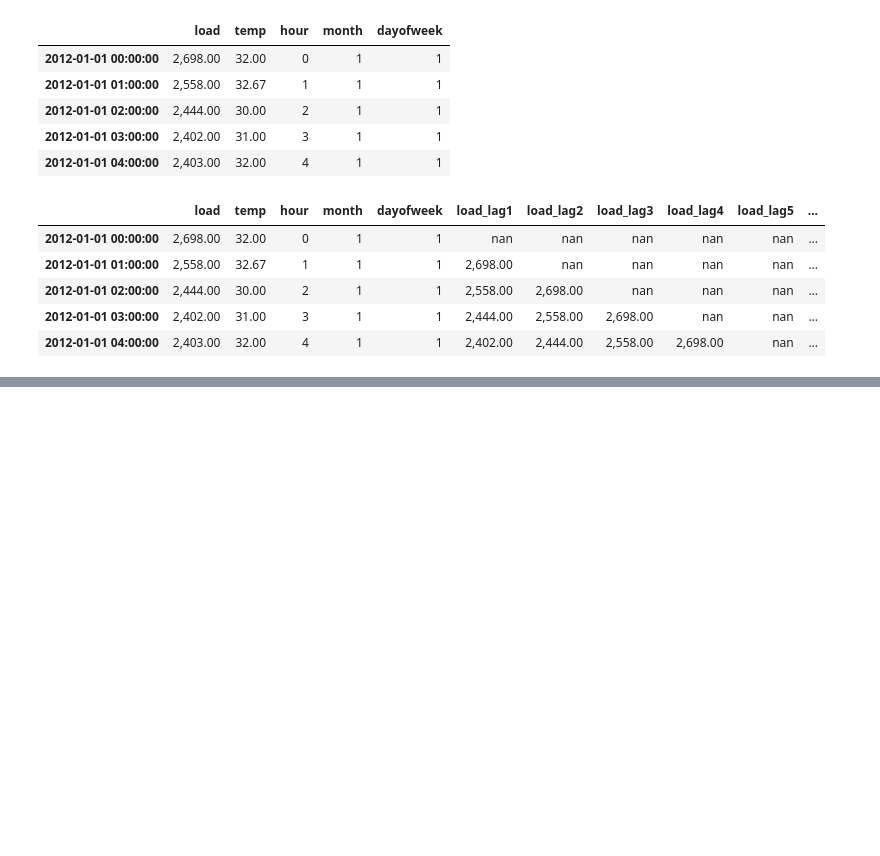
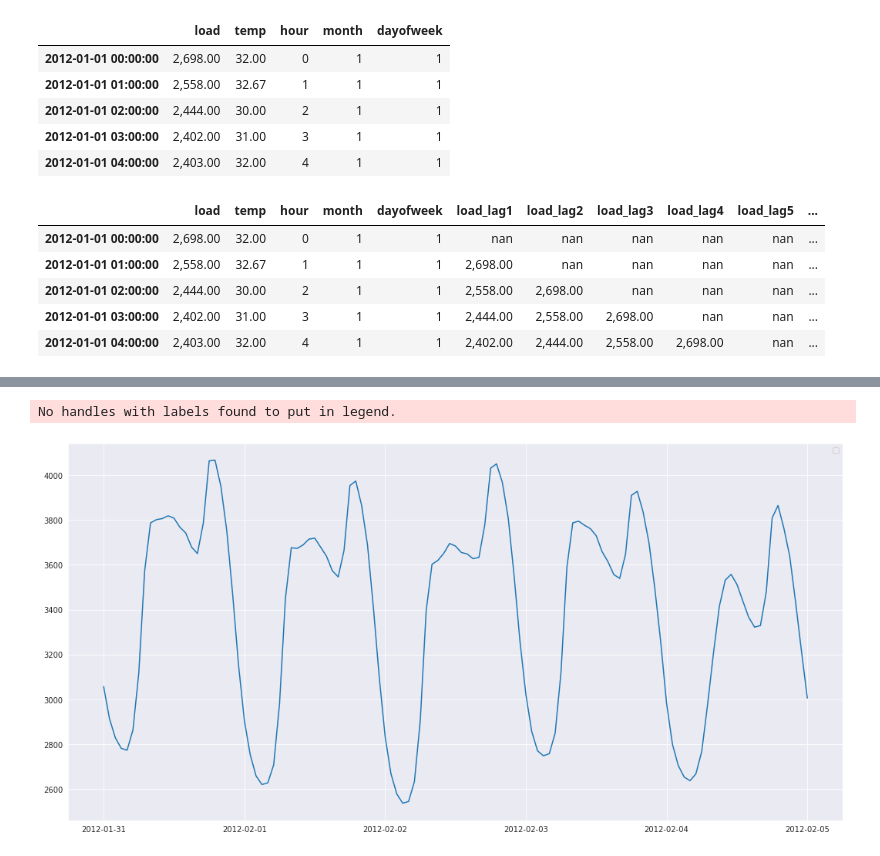
Before and after one commit to paulsok/kaggle, a Jupyter notebook: Global Energy Forecasting Competition/Global_Energy_Forecasting_Competition.ipynb, the cells around one changed output, grey strips where cells are left out. Cells and saved outputs as stored; diff of their text form; code cells hidden in the pictures; blank space fills up the shorter version.

Commit message:
Global Energy Forecasting Competition 08/08

```diff
--- a/Global Energy Forecasting Competition/Global_Energy_Forecasting_Competition.ipynb
+++ b/Global Energy Forecasting Competition/Global_Energy_Forecasting_Competition.ipynb
@@ -192,0 +220,7 @@ ts_data_load.head()
+# %%
+import statsmodels.api as sm
+from statsmodels.tsa.ar_model import AutoReg
+# Apply AutoReg model
+model = AutoReg(load, 1)
+results = model.fit()
+results.summary()
@@ -192,0 +242,10 @@ ts_data_load.head()
+# %%
+# Define figure style, plot package and default figure size
+sns.set_style("darkgrid")
+pd.plotting.register_matplotlib_converters()
+
+# Use plot_predict and visualize forecasts
+figure = results.plot_predict(720, 840)
+# %% [output]
+No handles with labels found to put in legend.
+[figure, added]
```
Also changed, not shown: parts of 19 cells of this notebook.
